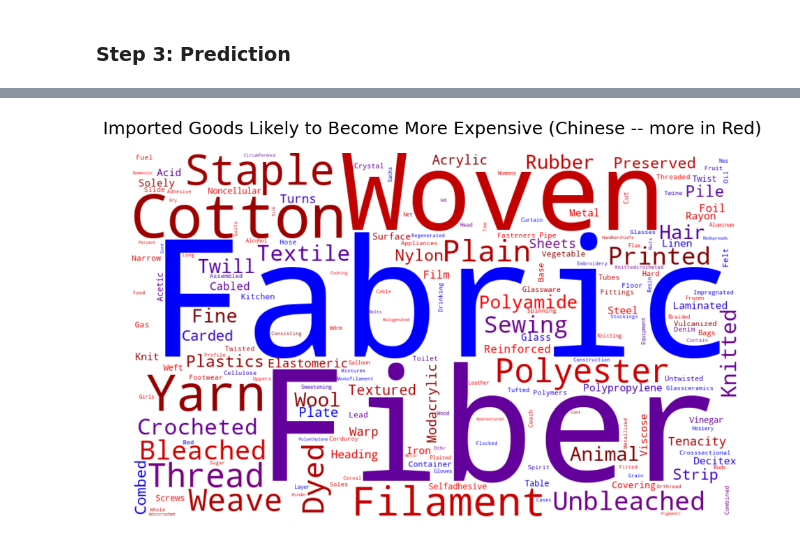
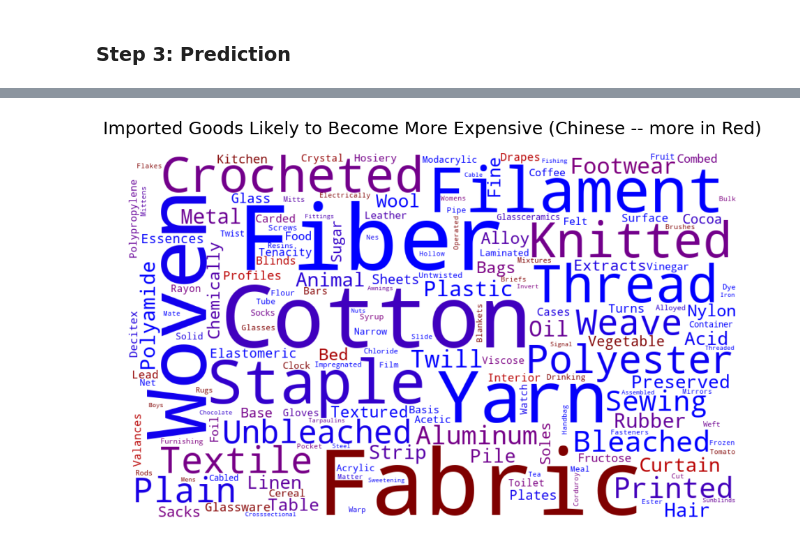
Before and after one commit to simva510/tariff_price_change, a Jupyter notebook: notebooks/tariff_price_gp4_2025_SQ.ipynb, the cells around one changed output, grey strips where cells are left out. Cells and saved outputs as stored; diff of their text form; code cells hidden in the pictures.

```diff
--- a/notebooks/tariff_price_gp4_2025_SQ.ipynb
+++ b/notebooks/tariff_price_gp4_2025_SQ.ipynb
@@ -975,9 +1193,9 @@ So here we have CPI matched USITC data with tariff. Next we want to get the trai
 # %% [markdown]
 #### 3.1 Clean data and investigate potential important features
 # %%
-usitc_tf_cpi.head()
 ### Clean the datasets
-data0 = usitc_tf_cpi.copy()
+# data0 = usitc_tf_cpi.copy()
+data0 = utc_new.copy()
 data0 = data0.drop(columns=['Description_lower','matched_category']) #'HTS Number','Description',
 data0.info()
 # %% [output]
@@ -1672,7 +1922,7 @@ Despite attempts to address class imbalance, the overall F1 performance remains
 # final_model = RandomForestClassifier(n_estimators=100, max_depth=5, min_samples_split=2, min_samples_leaf=1, criterion='entropy', random_state=24)
 
 # For XGBoost: {'n_estimators': 200, 'max_depth': 5, 'learning_rate': 0.1}
-final_model = XGBClassifier(n_estimators=200, max_depth=5, learning_rate=0.1, eval_metric='logloss', random_state=24)
+final_model = XGBClassifier(n_estimators=200, max_depth=3, learning_rate=0.01, eval_metric='logloss', random_state=24)
 preprocessor = ColumnTransformer(
 	transformers=[
 		('num', StandardScaler(), rest_cols),
@@ -1683,7 +1933,7 @@ X_res, y_res = smote.fit_resample(X_scl, y)
 
 final_model.fit(X_res, y_res)
 y_probs = final_model.predict_proba(X_scl)[:, 1]
-final_thresh, model_f1 = optimize_threshold(y, y_probs)
+final_thresh, final_f1 = optimize_threshold(y, y_probs)
 
 # Save the model
 import joblib
@@ -1696,4 +1946,6 @@ today = datetime.today().strftime('%Y-%m-%d')
 filename = f"../results/Tariff_price_model_Gp4_{today}.joblib"
 # Save the model to a file
 joblib.dump(final_model, filename)
+
+final_f1
 # %% [output]
@@ -1702,8 +1954,11 @@ joblib.dump(final_model, filename)
 ### Step 3: Prediction
 # %%
 # Predict the survival using the best model
+testset = data[data['Year'] == 2024].drop(columns=['Year','HTS Number','Description'])
+testset = testset.drop(columns=df.filter(like='RPC_').columns)
+
 # Ensure testset columns match the training features used for the model
-X_holdout = testset.drop(columns=['label','HTS Number','Description'], axis=1)
+X_holdout = testset.drop(columns=['label'], axis=1) #,'HTS Number','Description'
 X_holdout = X_holdout[X.columns]  # Ensure column order matches training
 X_holdout_scl = preprocessor.transform(X_holdout)
 
@@ -1712,12 +1967,19 @@ y_probs = final_model.predict_proba(X_holdout_scl)[:, 1]
 y_pred_opt = (y_probs >= final_thresh).astype(int)  # Predict probabilities
 
 # Build the prediction result DataFrame
-prediction = testset.copy()
-prediction['predict'] = y_pred_opt
+country_cols = ['Country_canada', 'Country_china', 'Country_india', 'Country_mexico', 'Country_vietnam']
+cols_to_keep = ['HTS Number', 'Description'] + country_cols
+prediction0 = data[data['Year'] == 2024].loc[:, cols_to_keep].copy()
+# Get back the original 'Country' from the one-hot encoded columns
+prediction0['Country'] = prediction0[country_cols].idxmax(axis=1).str.replace('Country_', '')
+prediction0.drop(columns=country_cols, inplace=True)
+prediction0['predict'] = y_pred_opt
 
 # Save the submission file with today's date
-prediction.to_csv(f'../results/Tariff_price_prediction_Gp4_{today}.csv', index=False)
+prediction0.to_csv(f'../results/Tariff_price_prediction_Gp4_{today}.csv', index=False)
 # %%
+prediction = data[data['Year'] == 2024].copy()
+prediction['predict'] = y_pred_opt
 # Display the first few rows of the submission file
 chn_pred = prediction[(prediction['Country_china'] == 1) & (prediction['predict'] == 1)]
 chn_pred.shape
@@ -1883,18 +2145,18 @@ def get_weighted_word_list(df):
     word_weights = Counter()
     for _, row in df.iterrows():
         words = re.sub(r"[^A-Za-z\s]", "", row['Description']).lower().title().split()
-        quantity = row['First Unit of Quantity']
+        quantity = row['norm_qty']
         for word in words:
             word_weights[word] += quantity
     return word_weights
 
 freq_china = get_weighted_word_list(goods_pred[goods_pred['Country_china'] == 1])
-freq_others = get_weighted_word_list(goods_pred[goods_pred['Country_china'] == 0])
-all_words = set(freq_china) | set(freq_others)
+freq_all = get_weighted_word_list(goods_pred[goods_pred['Country_all'] == 1])
+all_words = set(freq_china) | set(freq_all)
 
 # Compute dominance ratio (quantity-based)
 dominance = {
-    word: freq_china[word] / (freq_china[word] + freq_others.get(word, 0.1))
+    word: freq_china[word] / (freq_china[word] + freq_all.get(word, 0.1))
     for word in all_words
 }
 
@@ -1917,35 +2179,37 @@ custom_stopwords.update([
     "madeup", "products","packing", "accessories", "fractions", "obtained", "example", "instruments",
     "purposes", "uncut", "refined","stat", "mixture", "precious", "colors", "weighing", "extract", "wide",
     "nm", "multiple", "primary", "high", "shape", "processed", "shapes", "single", "mixture", "meter", "forms",
-    "kind", "g"
+    "kind", "g", "dyed", "heading", "galloon", "hard", "covering", "uppers"
 ])
 
 # Create word cloud
 wc = WordCloud(
     width=1000,
     height=600,
     background_color='white',
     stopwords=custom_stopwords,
     collocations=False,
-    max_words=190,
-    random_state=25
+    max_words=200,
+    max_font_size=150,
+    min_font_size=10,
+    random_state=24
 ).generate(all_text)
 
 # Custom color function
 def red_blue_shade_color_func(word, **kwargs):
     dom = dominance.get(word.title(), 0)
     red_intensity = int(255 * dom)
     blue = int(255 * (1 - dom)) if dom < 0.5 else 0
     return f"rgb({red_intensity}, 0, {blue})"
 
 # Recolor and plot
 wc_colored = wc.recolor(color_func=red_blue_shade_color_func)
 plt.figure(figsize=(12, 6))
 plt.imshow(wc_colored, interpolation="bilinear")
 plt.axis('off')
 plt.title("Imported Goods Likely to Become More Expensive (Chinese -- more in Red)", fontsize=18, pad=20)
 plt.tight_layout()
 plt.savefig("../figures/highlighted_chinese_goods_wordcloud.png", dpi=300, bbox_inches='tight')
 plt.show()
 # %% [output]
-[figure, old version]
+[figure, new version]
```
Also changed, not shown: parts of 33 cells of this notebook, 11 other files.
